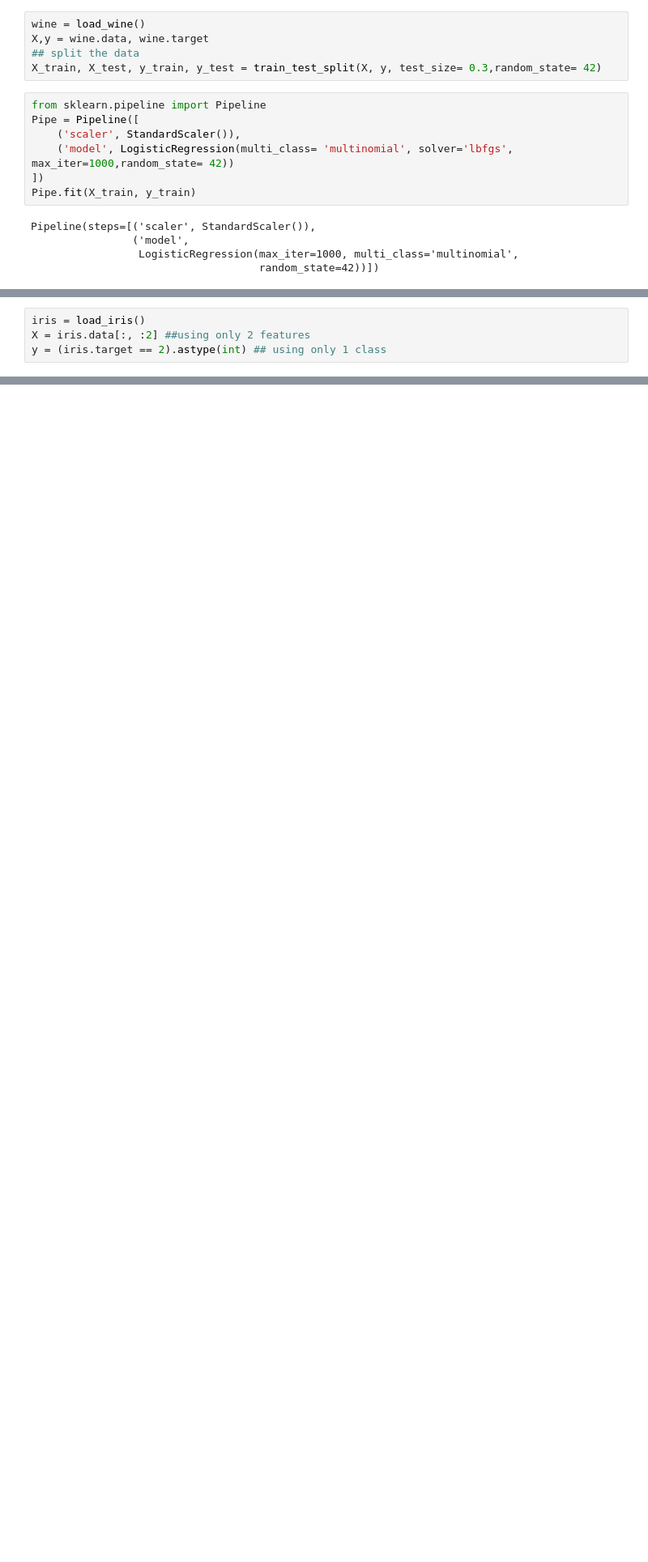
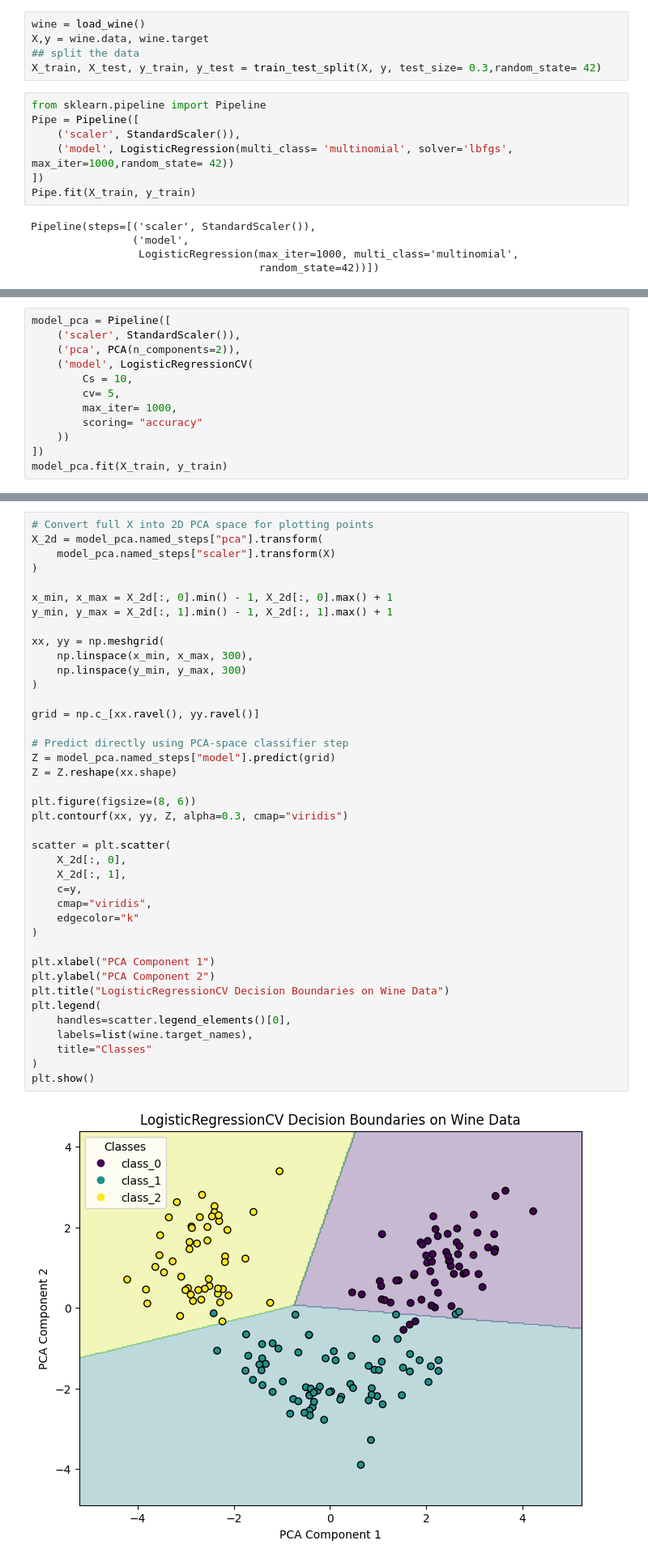
Before and after one commit to Manireddy69/Machine_learning, a Jupyter notebook: Regression/Logistic Regression.ipynb, the cells around one changed output, grey strips where cells are left out. Shown at 81% size. Saved outputs shown, nothing was run; the diff lists cells and outputs as text; blank space fills up the shorter version.

```diff
--- a/Regression/Logistic Regression.ipynb
+++ b/Regression/Logistic Regression.ipynb
@@ -107,4 +236,0 @@ print(accuracy_score(y_pred, y_test))
-# %%
-iris = load_iris()
-X = iris.data[:, :2] ##using only 2 features
-y = (iris.target == 2).astype(int) ## using only 1 class
@@ -124,0 +268,12 @@ plt.show()
+# %%
+model_pca = Pipeline([
+    ('scaler', StandardScaler()),
+    ('pca', PCA(n_components=2)),
+    ('model', LogisticRegressionCV(
+        Cs = 10,
+        cv= 5,
+        max_iter= 1000,
+        scoring= "accuracy"
+    ))
+])
+model_pca.fit(X_train, y_train)
@@ -124,0 +285,42 @@ plt.show()
+# %%
+# Convert full X into 2D PCA space for plotting points
+X_2d = model_pca.named_steps["pca"].transform(
+    model_pca.named_steps["scaler"].transform(X)
+)
+
+x_min, x_max = X_2d[:, 0].min() - 1, X_2d[:, 0].max() + 1
+y_min, y_max = X_2d[:, 1].min() - 1, X_2d[:, 1].max() + 1
+
+xx, yy = np.meshgrid(
+    np.linspace(x_min, x_max, 300),
+    np.linspace(y_min, y_max, 300)
+)
+
+grid = np.c_[xx.ravel(), yy.ravel()]
+
+# Predict directly using PCA-space classifier step
+Z = model_pca.named_steps["model"].predict(grid)
+Z = Z.reshape(xx.shape)
+
+plt.figure(figsize=(8, 6))
+plt.contourf(xx, yy, Z, alpha=0.3, cmap="viridis")
+
+scatter = plt.scatter(
+    X_2d[:, 0],
+    X_2d[:, 1],
+    c=y,
+    cmap="viridis",
+    edgecolor="k"
+)
+
+plt.xlabel("PCA Component 1")
+plt.ylabel("PCA Component 2")
+plt.title("LogisticRegressionCV Decision Boundaries on Wine Data")
+plt.legend(
+    handles=scatter.legend_elements()[0],
+    labels=list(wine.target_names),
+    title="Classes"
+)
+plt.show()
+# %% [output]
+[figure, added]
```
Also changed, not shown: parts of 26 cells of this notebook, 4 other files.
